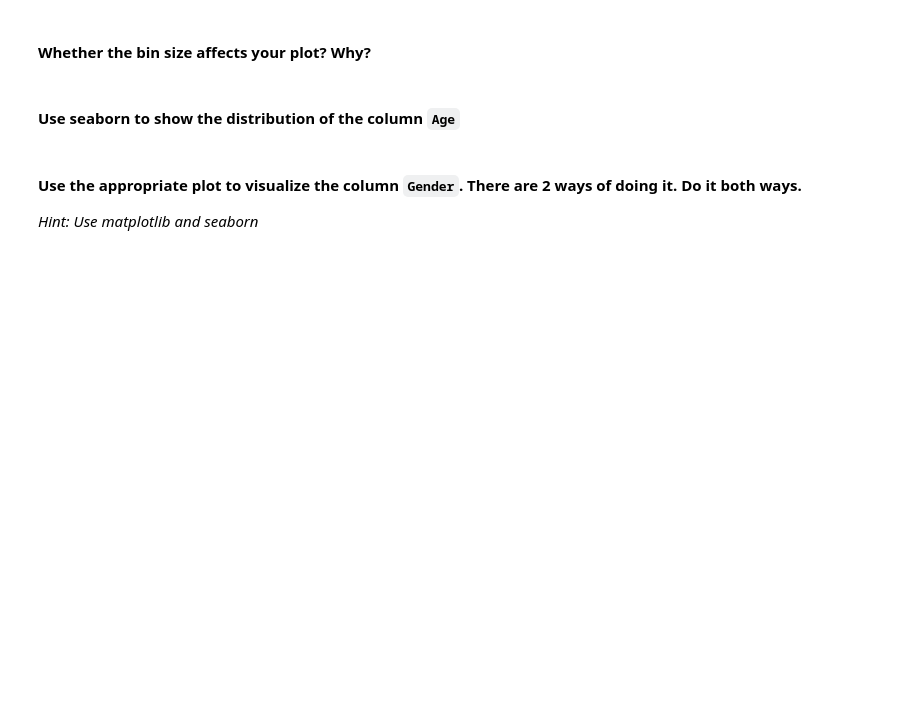
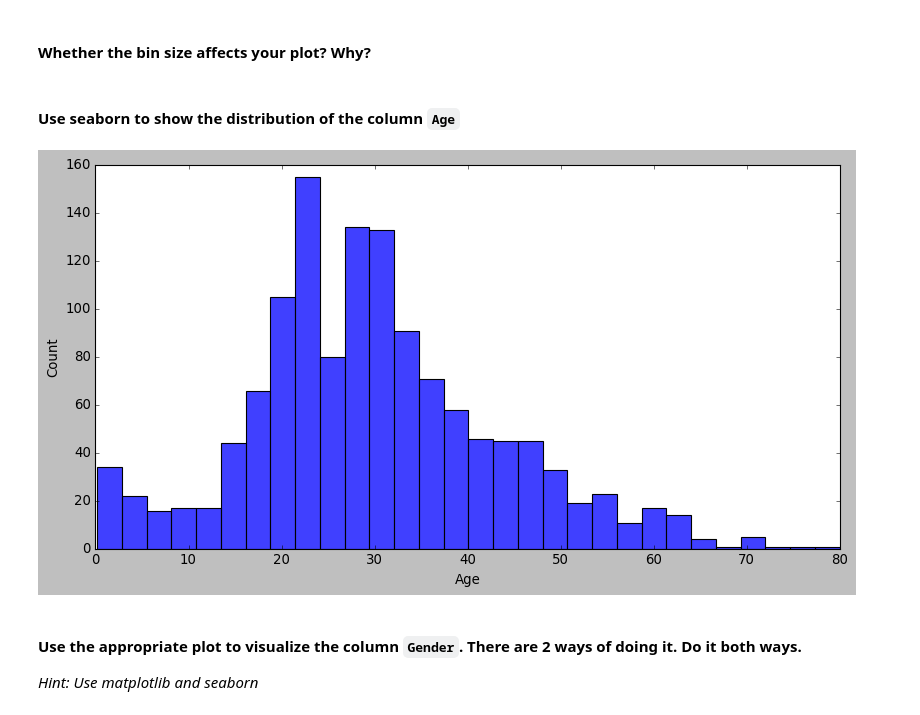
Before and after one commit to Ironhack-Part-Time-Enero2022/lab-visualization-extra, a Jupyter notebook: challenge-2.ipynb, the cells around one changed output. Drawn from its saved outputs; the diff is of its cells as text; code cells hidden in the pictures; blank space fills up the shorter version.

```diff
--- a/challenge-2.ipynb
+++ b/challenge-2.ipynb
@@ -124,3 +126,7 @@ plt.plot(x, y);
+# %%
+tabla_age = sns.histplot(data=titanic, x='Age')
+# %% [output]
+[figure, added]
 # %% [markdown]
 #### Use the appropriate plot to visualize the column `Gender`. There are 2 ways of doing it. Do it both ways.
 
```
Also changed, not shown: parts of 12 cells of this notebook.
